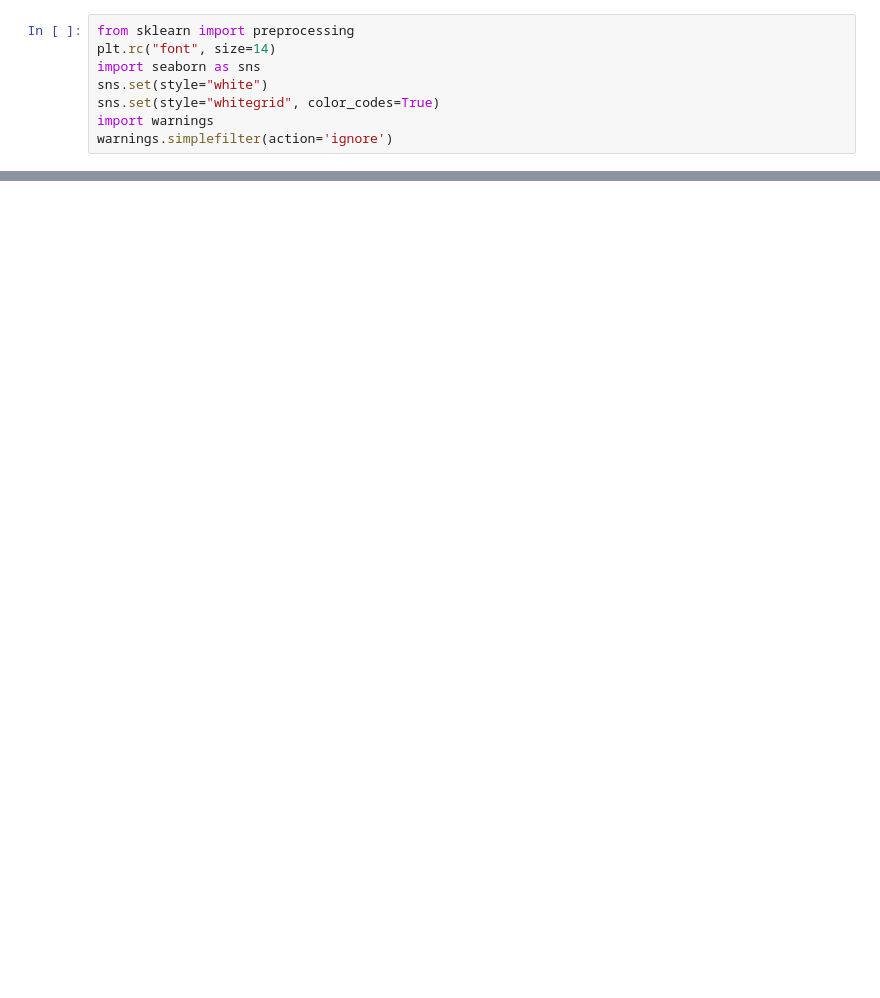
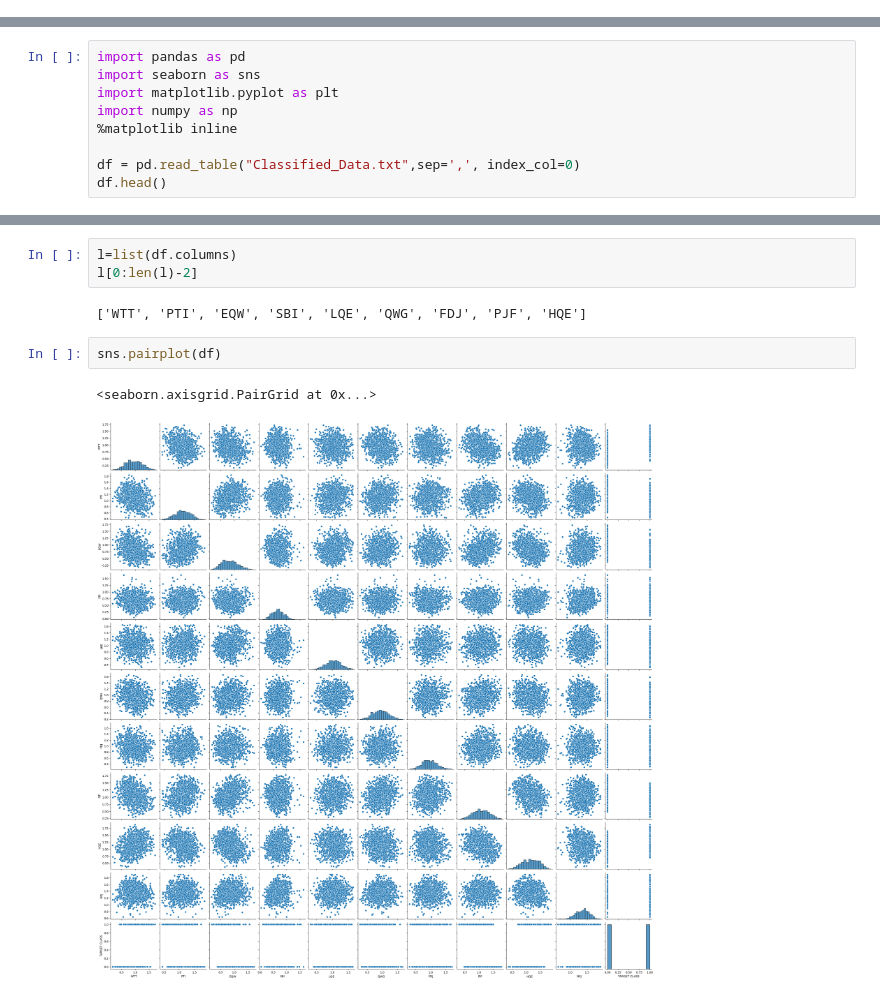
Before and after one commit to 2303A52451/23CSBTB50, a Jupyter notebook: AIML_2303A52451.ipynb, the cells around one changed output, grey strips where cells are left out. Saved outputs shown, nothing was run; the diff lists cells and outputs as text; blank space fills up the shorter version.

```diff
--- a/AIML_2303A52451.ipynb
+++ b/AIML_2303A52451.ipynb
@@ -19,8 +2,0 @@ test_df.head()
-# %%
-from sklearn import preprocessing
-plt.rc("font", size=14)
-import seaborn as sns
-sns.set(style="white")
-sns.set(style="whitegrid", color_codes=True)
-import warnings
-warnings.simplefilter(action='ignore')
@@ -521,0 +3,9 @@ best score: 0.7997752808988763
+# %%
+import pandas as pd
+import seaborn as sns
+import matplotlib.pyplot as plt
+import numpy as np
+%matplotlib inline
+
+df = pd.read_table("Classified_Data.txt",sep=',', index_col=0)
+df.head()
@@ -521,0 +52,10 @@ best score: 0.7997752808988763
+# %%
+l=list(df.columns)
+l[0:len(l)-2]
+# %% [output]
+['WTT', 'PTI', 'EQW', 'SBI', 'LQE', 'QWG', 'FDJ', 'PJF', 'HQE']
+# %%
+sns.pairplot(df)
+# %% [output]
+<seaborn.axisgrid.PairGrid at 0x...>
+[figure, added]
```
Also changed, not shown: parts of 52 cells of this notebook.
